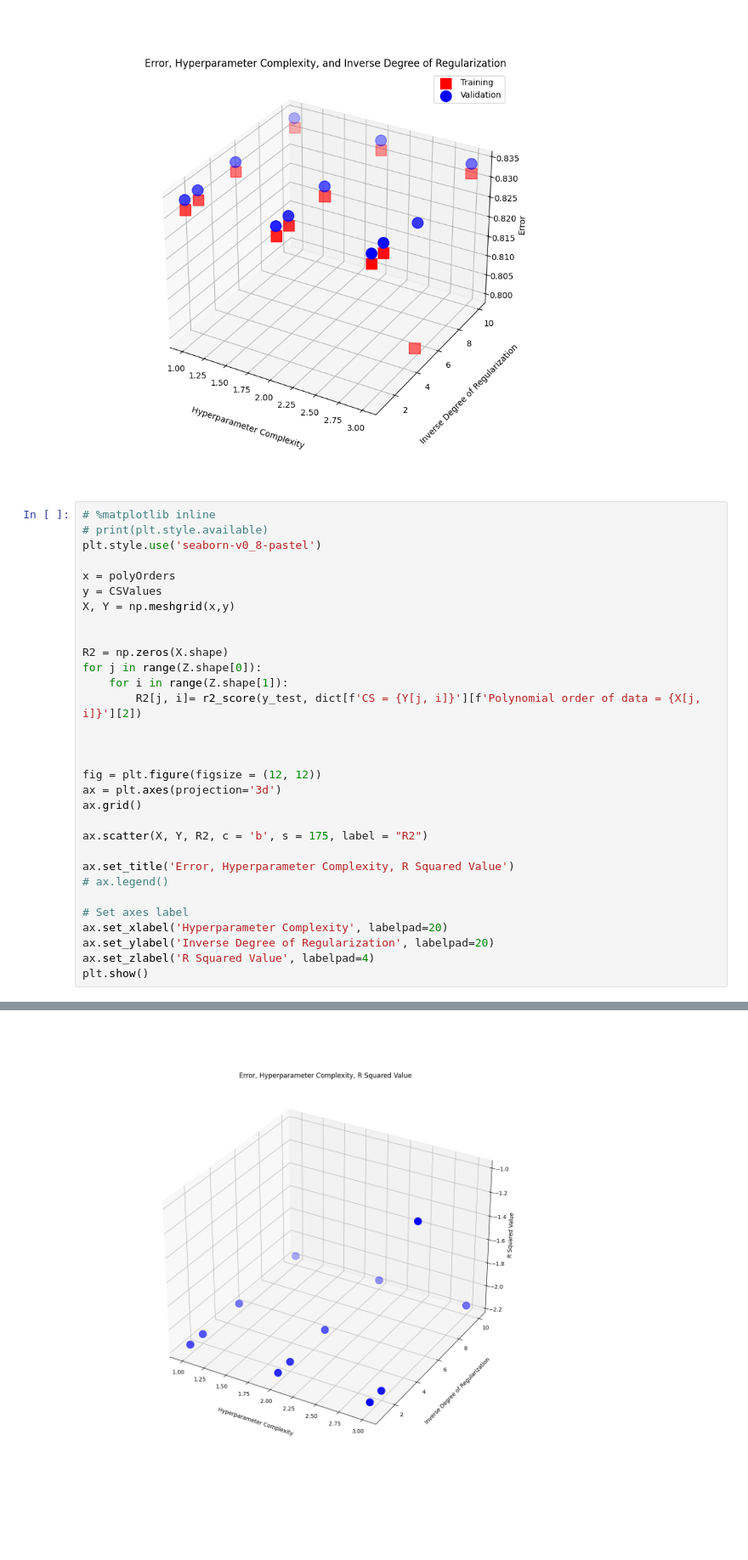
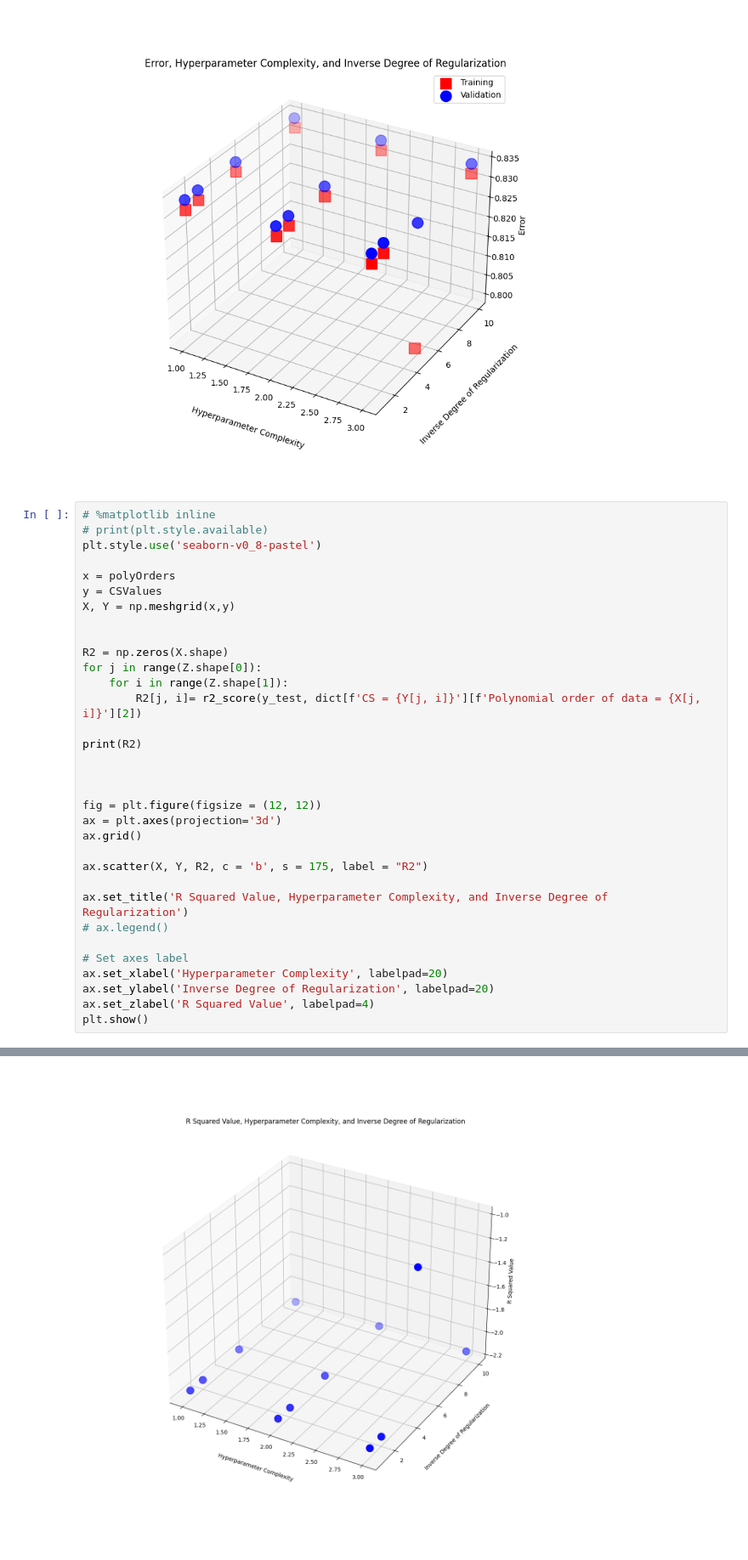
Before and after one commit to BeatrixEB/CS-UY4563.FinalProject, a Jupyter notebook: LogisticReg.ipynb, the cells around one changed output, grey strips where cells are left out. Shown at 85% size. Cells and saved outputs as stored; diff of their text form; blank space fills up the shorter version.

```diff
--- a/LogisticReg.ipynb
+++ b/LogisticReg.ipynb
@@ -289,6 +289,8 @@ for j in range(Z.shape[0]):
     for i in range(Z.shape[1]):
         R2[j, i]= r2_score(y_test, dict[f'CS = {Y[j, i]}'][f'Polynomial order of data = {X[j, i]}'][2])
 
+print(R2)
+
 
 
 fig = plt.figure(figsize = (12, 12))
@@ -297,7 +299,7 @@ ax.grid()
 
 ax.scatter(X, Y, R2, c = 'b', s = 175, label = "R2")
 
-ax.set_title('Error, Hyperparameter Complexity, R Squared Value')
+ax.set_title('R Squared Value, Hyperparameter Complexity, and Inverse Degree of Regularization')
 # ax.legend()
 
 # Set axes label
@@ -309,2 +315,2 @@ plt.show()
-[figure, old version]
+[figure, new version]
 # %%
```
Also changed, not shown: parts of 2 cells of this notebook, 4 other files.
